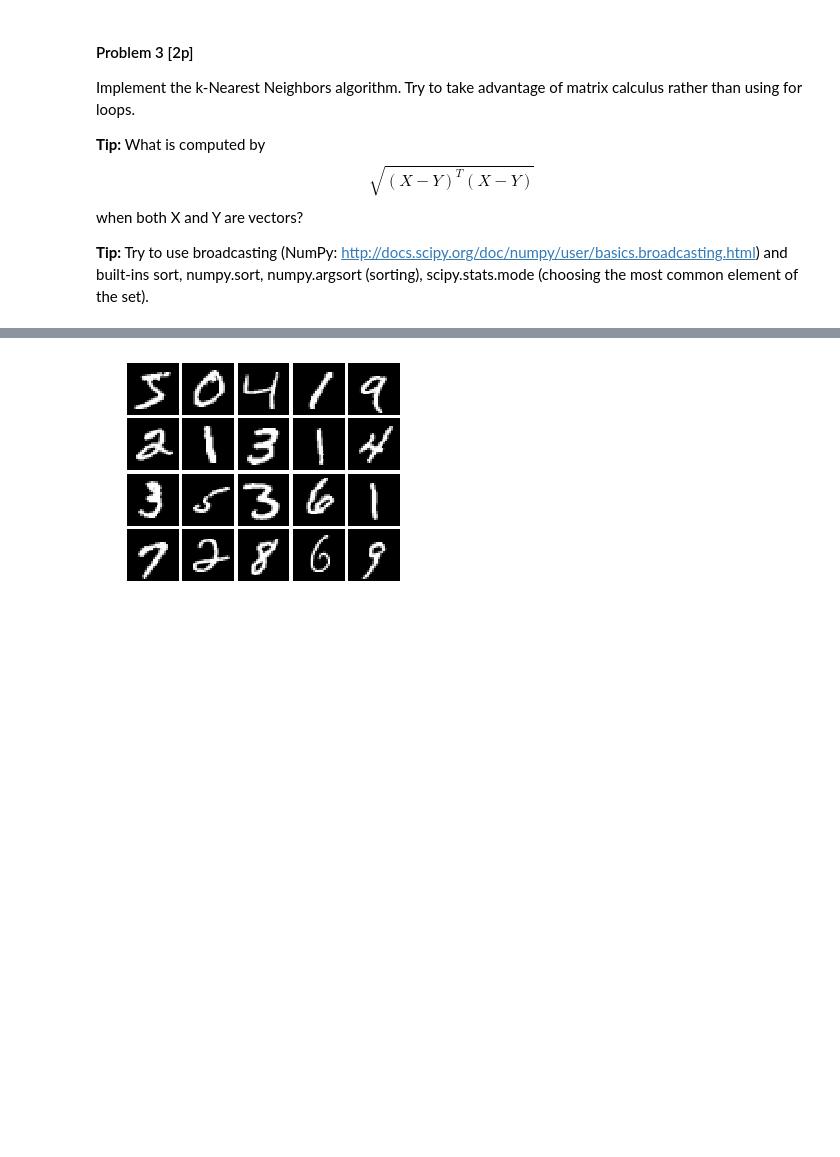
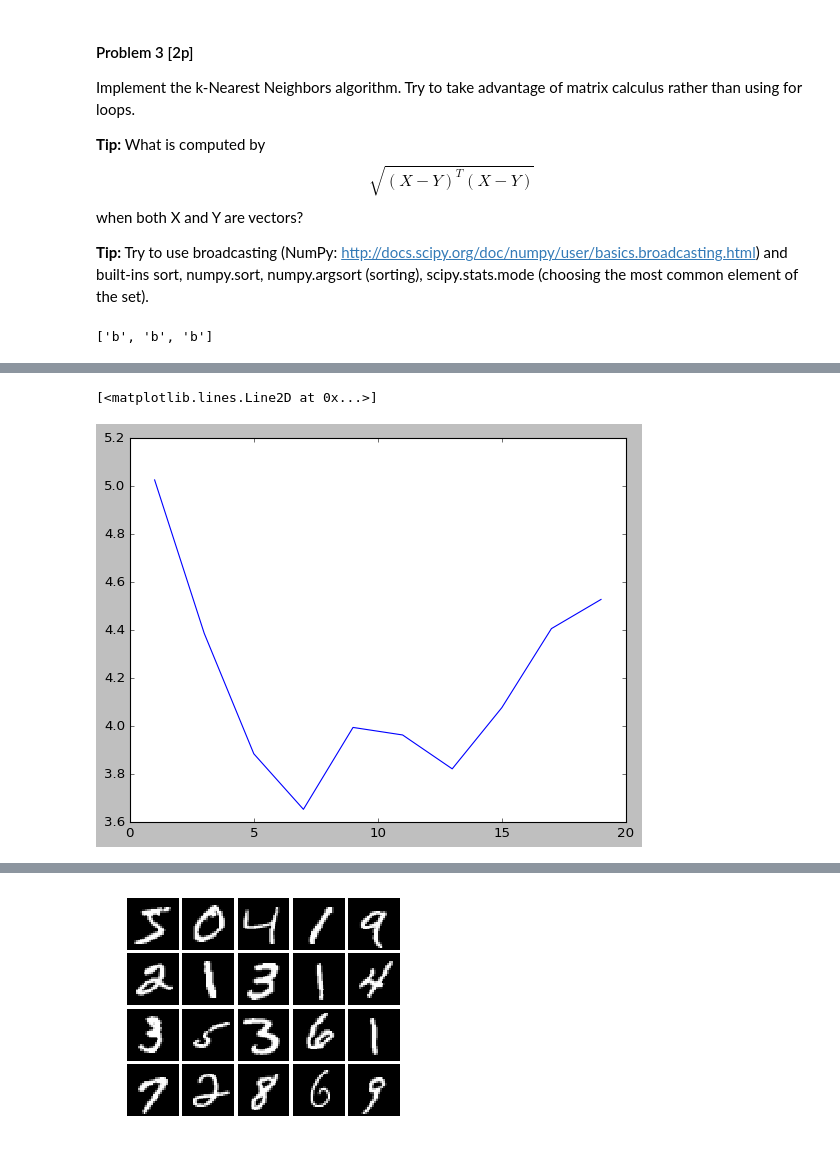
Before and after one commit to Congr00/Uni, a Jupyter notebook: Sieci Neuronowe/lab1/Assignment1.ipynb, the cells around one changed output, grey strips where cells are left out. Saved outputs shown, nothing was run; the diff lists cells and outputs as text; code cells hidden in the pictures; blank space fills up the shorter version.

```diff
--- a/Sieci Neuronowe/lab1/Assignment1.ipynb
+++ b/Sieci Neuronowe/lab1/Assignment1.ipynb
@@ -271,6 +423,24 @@ take advantage of matrix calculus rather than using for loops.
 **Tip:** What is computed by \begin{equation} \sqrt{(X - Y)^T (X - Y)} \end{equation} when both X and Y are vectors?
 
 **Tip:** Try to use broadcasting (NumPy: http://docs.scipy.org/doc/numpy/user/basics.broadcasting.html) and built-ins sort, numpy.sort, numpy.argsort (sorting), scipy.stats.mode (choosing the most common element of the set).
+# %%
+#Problem 3
+def kNearestNeib(Set, Test, Labels, k):
+    DistMatrix = ((np.sum((Set[:, None, :] - Test[:, :, None]) ** 2, axis=0)))
+    merged = []
+    result = []
+    for i in range(0,DistMatrix[:,0].size):
+        merged.append(zip(DistMatrix[i], Labels))
+        merged[i].sort()
+        max = ((np.unique(zip(*merged[i][:k])[1],return_counts=True)))
+        #print(max)
+        result.append(max[0][np.argmax(max[1])])
+
+
+    return result
+kNearestNeib(np.random.rand(16).reshape(2,8), np.random.rand(6).reshape(2,3), ['b','w','b','g', 'w', 'g', 'b', 'w'], 4)
+# %% [output]
+['b', 'b', 'b']
 # %% [markdown]
 #### Problem 4 [2p]
 Consider the following experiment:
@@ -282,4 +452,29 @@ Do this 500 times for k ∈ {1, 3, 5, ..., 19}. Plot a function of the average n
 as the function of k. It should be similar to the one below.
 
 <img src="https://github.com/janchorowski/nn_assignments/blob/nn18/assignment1/knn.png?raw=1"/>
+# %%
+errors_count = []
+for j in [1,3,5,7,9,11,13,15,17,19]:
+    errors_c = 0
+    for i in range(0, 500):
+        ind = np.array(range(150))
+        np.random.shuffle(ind)
+        data = iris.data[ind]
+        labels = iris.target[ind]
+        petal_length = iris.data[ind, iris.feature_names.index('petal length (cm)')]
+        petal_width = iris.data[ind, iris.feature_names.index('petal width (cm)')]
+        data = np.array(zip(petal_length, petal_width)).T
+        Set_Num = int(np.floor(150 * 66.6 / 100))
+        Tre_Num = int(150 - Set_Num)
+        res = np.array(kNearestNeib(data[:,:Set_Num], data[:,Set_Num:], labels[:Set_Num], j))
+        errors = res == labels[Set_Num:]
+        errors = np.count_nonzero(errors == False)
+        errors_c += errors
+    errors_c /= 500
+    errors_count.append(errors_c * 100 / Tre_Num)
+errors_count
+plt.plot([1,3,5,7,9,11,13,15,17,19], errors_count)
+# %% [output]
+[<matplotlib.lines.Line2D at 0x...>]
+[figure, added]
 # %% [markdown]
```
Also changed, not shown: parts of 19 cells of this notebook, 10 other files.
